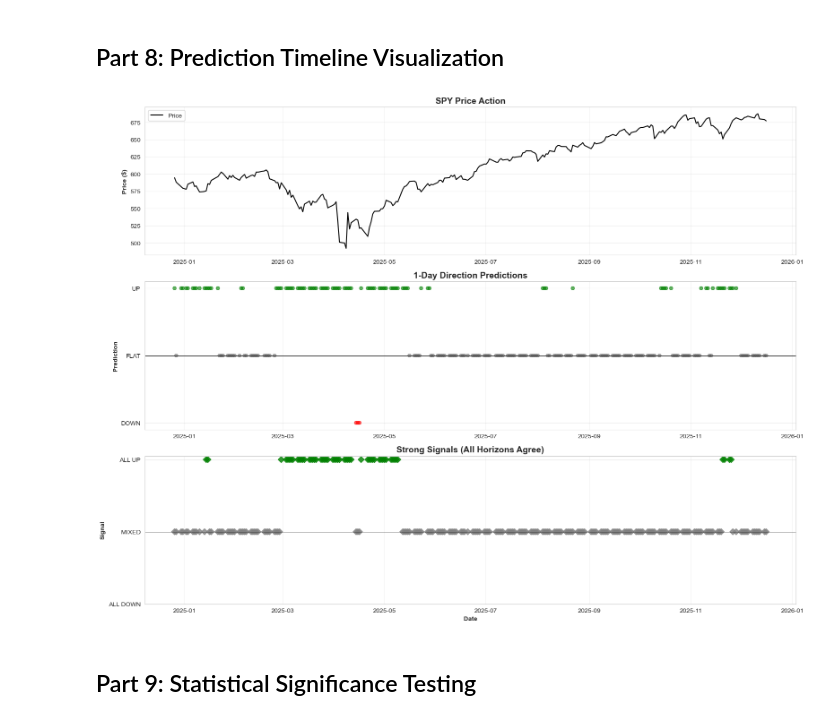
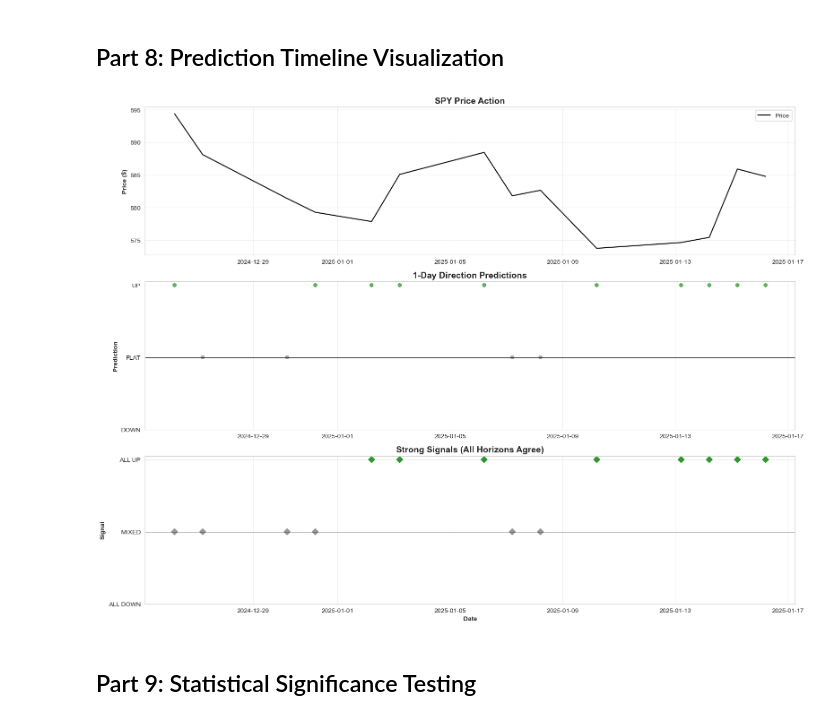
Before and after one commit to Code-For-3/Trading-for-Dummies, a Jupyter notebook: Promise this is final one/Direction_Classifier_Analysis.ipynb, the cells around one changed output. Cells and saved outputs as stored; diff of their text form; code cells hidden in the pictures.

```diff
--- a/Promise this is final one/Direction_Classifier_Analysis.ipynb
+++ b/Promise this is final one/Direction_Classifier_Analysis.ipynb
@@ -45,11 +44,11 @@ SYMBOL = "SPY"
 TIMEFRAME_UNIT = "Day"
 MULTIPLIER = 1
 
-# Time periods - EXPANDED for more robust training and testing
-TRAIN_START = "2018-01-01"  # Extended from 2022 to get 4 more years of data
+# Time periods
+TRAIN_START = "2022-01-01"
 TRAIN_END = "2024-09-30"
 TEST_START = "2024-10-01"
-TEST_END = "2025-12-31"  # Extended to get more test samples for better p-values
+TEST_END = "2025-01-31"
 
 # Model configuration
 LOOKBACK_WINDOW = 60
@@ -65,7 +64,7 @@ BATCH_SIZE = 32
 LEARNING_RATE = 0.001
 
 print("="*80)
-print("DIRECTION CLASSIFIER CONFIGURATION - BULLISH SIGNALS")
+print("DIRECTION CLASSIFIER CONFIGURATION")
 print("="*80)
 print(f"\n📊 Data:")
 print(f"   Symbol: {SYMBOL}")
@@ -73,8 +72,8 @@ print(f"   Training: {TRAIN_START} → {TRAIN_END}")
 print(f"   Testing: {TEST_START} → {TEST_END}")
 print(f"\n🎯 Prediction:")
 print(f"   Horizons: {PREDICTION_HORIZONS} days")
-print(f"   Classes: BULLISH, NOT BULLISH (binary classification)")
-print(f"   Strategy: Identify long entry signals only")
+print(f"   Classes: UP, FLAT, DOWN")
+print(f"   Strategy: Absolute (all from day 0)")
 print(f"\n🏗️  Architecture:")
 print(f"   Lookback: {LOOKBACK_WINDOW} days")
 print(f"   LSTM: {NUM_LAYERS} layers × {LSTM_UNITS} units")
@@ -242,7 +241,7 @@ for i, horizon in enumerate(PREDICTION_HORIZONS):
 
     ax.plot(history.history[train_acc_key], label='Training', linewidth=2)
     ax.plot(history.history[val_acc_key], label='Validation', linewidth=2)
-    ax.axhline(y=0.50, color='red', linestyle='--', linewidth=1, label='Random (50%)')
+    ax.axhline(y=0.33, color='red', linestyle='--', linewidth=1, label='Random (33%)')
 
     ax.set_title(f'{horizon}-Day Prediction Accuracy', fontweight='bold', fontsize=12)
     ax.set_xlabel('Epoch', fontweight='bold')
@@ -326,10 +325,10 @@ for i, horizon in enumerate(PREDICTION_HORIZONS):
     ax = axes[i]
     cm = metrics[horizon]['confusion_matrix']
 
-    # Plot heatmap for binary classification
+    # Plot heatmap
     sns.heatmap(cm, annot=True, fmt='d', cmap='Blues', ax=ax,
-                xticklabels=['NOT BULLISH', 'BULLISH'],
-                yticklabels=['NOT BULLISH', 'BULLISH'])
+                xticklabels=['DOWN', 'FLAT', 'UP'],
+                yticklabels=['DOWN', 'FLAT', 'UP'])
 
     ax.set_title(f'{horizon}-Day Confusion Matrix (Acc: {metrics[horizon]["accuracy"]:.3f})',
                  fontweight='bold', fontsize=12)
@@ -543,44 +541,45 @@ Prediction tendencies by cluster (1-day):
 # %%
 # Visualize predictions over time
 fig, axes = plt.subplots(3, 1, figsize=(16, 12))
 
 # Price chart
 ax1 = axes[0]
 ax1.plot(predictions.index, predictions['actual_close'], linewidth=1.5, color='black', label='Price')
 ax1.set_title(f'{SYMBOL} Price Action', fontweight='bold', fontsize=14)
 ax1.set_ylabel('Price ($)', fontweight='bold')
 ax1.legend()
 ax1.grid(alpha=0.3)
 
 # 1-day predictions
 ax2 = axes[1]
-prediction_numeric = predictions['pred_1day'].map({'NOT BULLISH': 0, 'BULLISH': 1})
-colors = prediction_numeric.map({0: 'red', 1: 'green'})
+prediction_numeric = predictions['pred_1day'].map({'DOWN': -1, 'FLAT': 0, 'UP': 1})
+colors = prediction_numeric.map({-1: 'red', 0: 'gray', 1: 'green'})
 ax2.scatter(predictions.index, prediction_numeric, c=colors, alpha=0.6, s=30)
-ax2.axhline(y=0.5, color='black', linestyle='-', linewidth=0.5)
-ax2.set_title('1-Day Bullish Predictions', fontweight='bold', fontsize=14)
+ax2.axhline(y=0, color='black', linestyle='-', linewidth=0.5)
+ax2.set_title('1-Day Direction Predictions', fontweight='bold', fontsize=14)
 ax2.set_ylabel('Prediction', fontweight='bold')
-ax2.set_yticks([0, 1])
-ax2.set_yticklabels(['NOT BULLISH', 'BULLISH'])
+ax2.set_yticks([-1, 0, 1])
+ax2.set_yticklabels(['DOWN', 'FLAT', 'UP'])
 ax2.grid(alpha=0.3)
 
-# Signal strength (all horizons agree on BULLISH)
+# Signal strength (all horizons agree)
 ax3 = axes[2]
-strong_bullish = predictions['all_agree_BULLISH'].astype(int)
-colors_agreement = strong_bullish.map({0: 'gray', 1: 'green'})
-ax3.scatter(predictions.index, strong_bullish, c=colors_agreement, alpha=0.8, s=50, marker='D')
-ax3.axhline(y=0.5, color='black', linestyle='-', linewidth=0.5)
-ax3.set_title('Strong BULLISH Signals (All Horizons Agree)', fontweight='bold', fontsize=14)
+agreement = predictions[['all_agree_UP', 'all_agree_FLAT', 'all_agree_DOWN']]
+agreement_numeric = agreement['all_agree_UP'].astype(int) - agreement['all_agree_DOWN'].astype(int)
+colors_agreement = agreement_numeric.map({-1: 'red', 0: 'gray', 1: 'green'})
+ax3.scatter(predictions.index, agreement_numeric, c=colors_agreement, alpha=0.8, s=50, marker='D')
+ax3.axhline(y=0, color='black', linestyle='-', linewidth=0.5)
+ax3.set_title('Strong Signals (All Horizons Agree)', fontweight='bold', fontsize=14)
 ax3.set_xlabel('Date', fontweight='bold')
 ax3.set_ylabel('Signal', fontweight='bold')
-ax3.set_yticks([0, 1])
-ax3.set_yticklabels(['MIXED/NOT BULLISH', 'ALL BULLISH'])
+ax3.set_yticks([-1, 0, 1])
+ax3.set_yticklabels(['ALL DOWN', 'MIXED', 'ALL UP'])
 ax3.grid(alpha=0.3)
 
 plt.tight_layout()
 plt.show()
 # %% [output]
-[figure, old version]
+[figure, new version]
 # %% [markdown]
 ## Part 9: Statistical Significance Testing
 # %%
```
Also changed, not shown: parts of 24 cells of this notebook, 1 other file.
